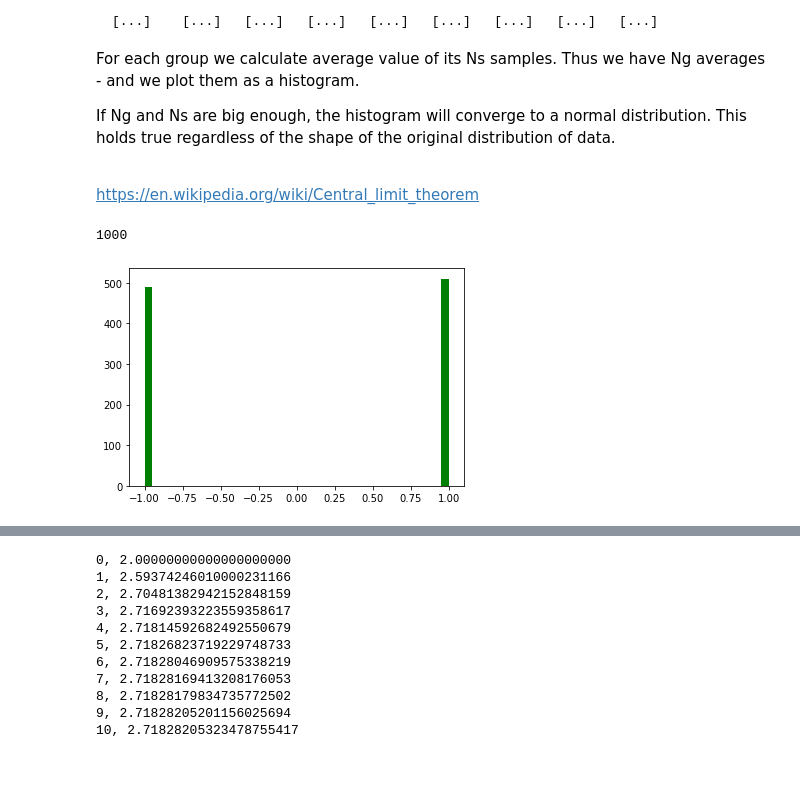
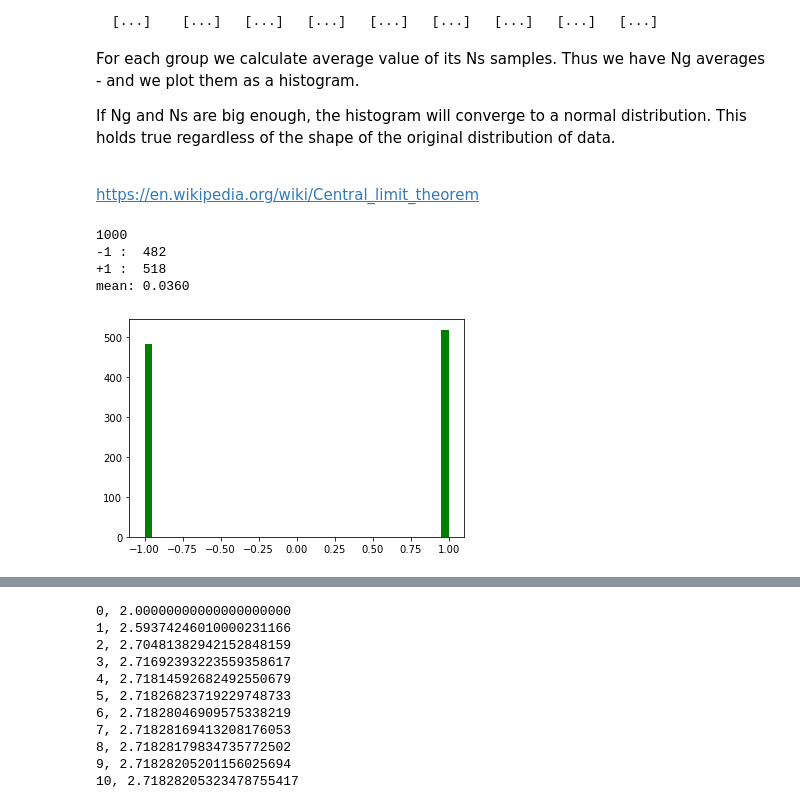
Before and after one commit to lselector/notebooks, a Jupyter notebook: Central_Limit_Theorem.ipynb, the cells around one changed output, grey strips where cells are left out. Cells and saved outputs as stored; diff of their text form; code cells hidden in the pictures; blank space fills up the shorter version.

```diff
--- a/Central_Limit_Theorem.ipynb
+++ b/Central_Limit_Theorem.ipynb
@@ -38,15 +38,29 @@ import matplotlib.pyplot as plt
 # %%
 # how we generate coin toss
 Nsamples=1000
 aa = np.random.choice([-1,1],size=Nsamples,replace=True,p=[0.5,0.5])
 mylist = list(aa)
 print(len(mylist))
+cnt1 = 0
+cnt2 = 0
+for ii in mylist:
+    if ii < 0:
+        cnt1 += 1
+    else:
+        cnt2 += 1
+print(f"-1 : {cnt1:4d}")
+print(f"+1 : {cnt2:4d}")
+mymean = np.mean(aa)
+print(f"mean: {mymean:.4f}")
 list(mylist[:20])
 plt.hist(mylist,bins=40,color="green")
 plt.show();
 # %% [output]
 1000
+-1 :  482
++1 :  518
+mean: 0.0360
-[figure, old version]
+[figure, new version]
 # %%
 # coin toss (-1,1) - calculating CLT effect
 Ngroups=10000
```
Also changed, not shown: parts of 4 cells of this notebook, 1 other file.
